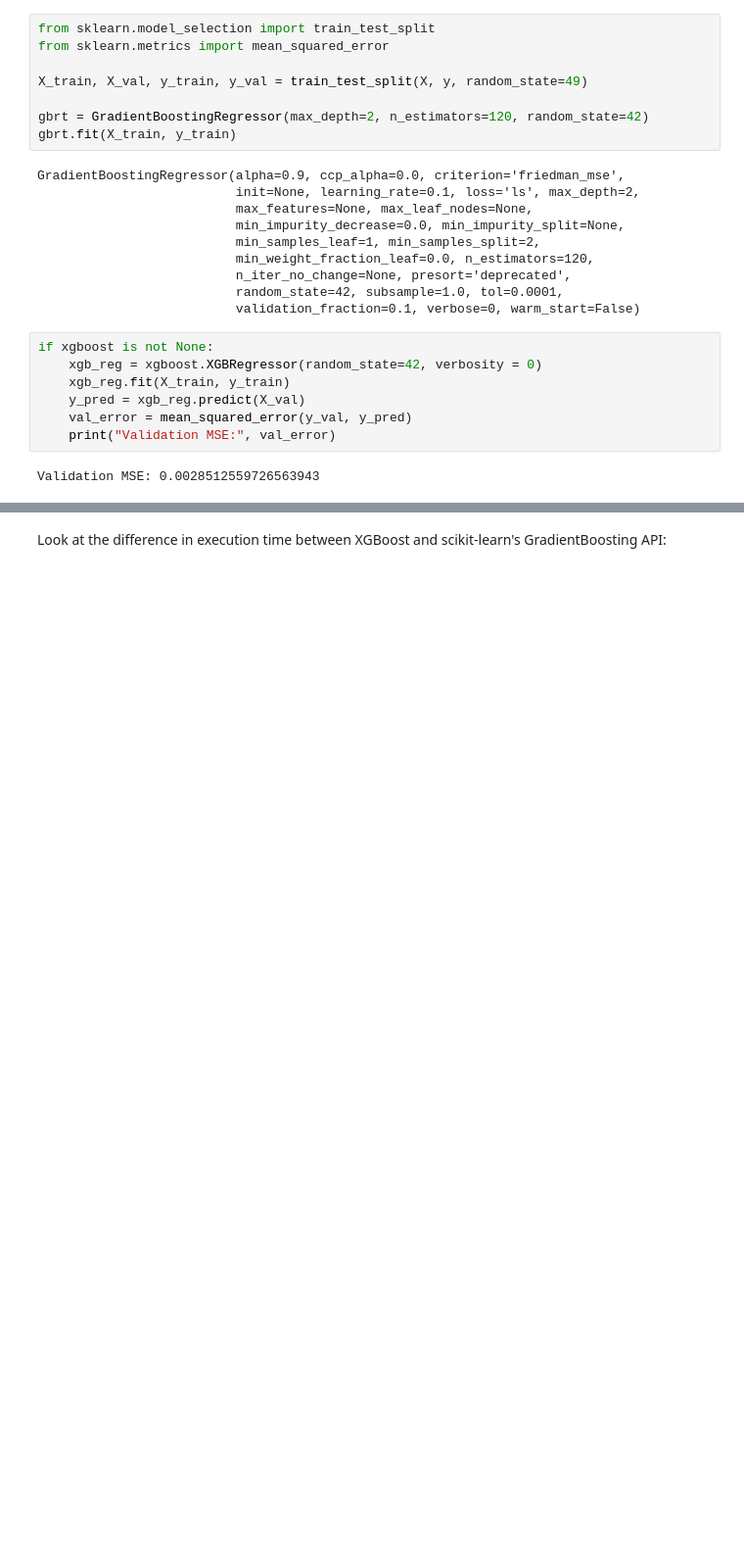
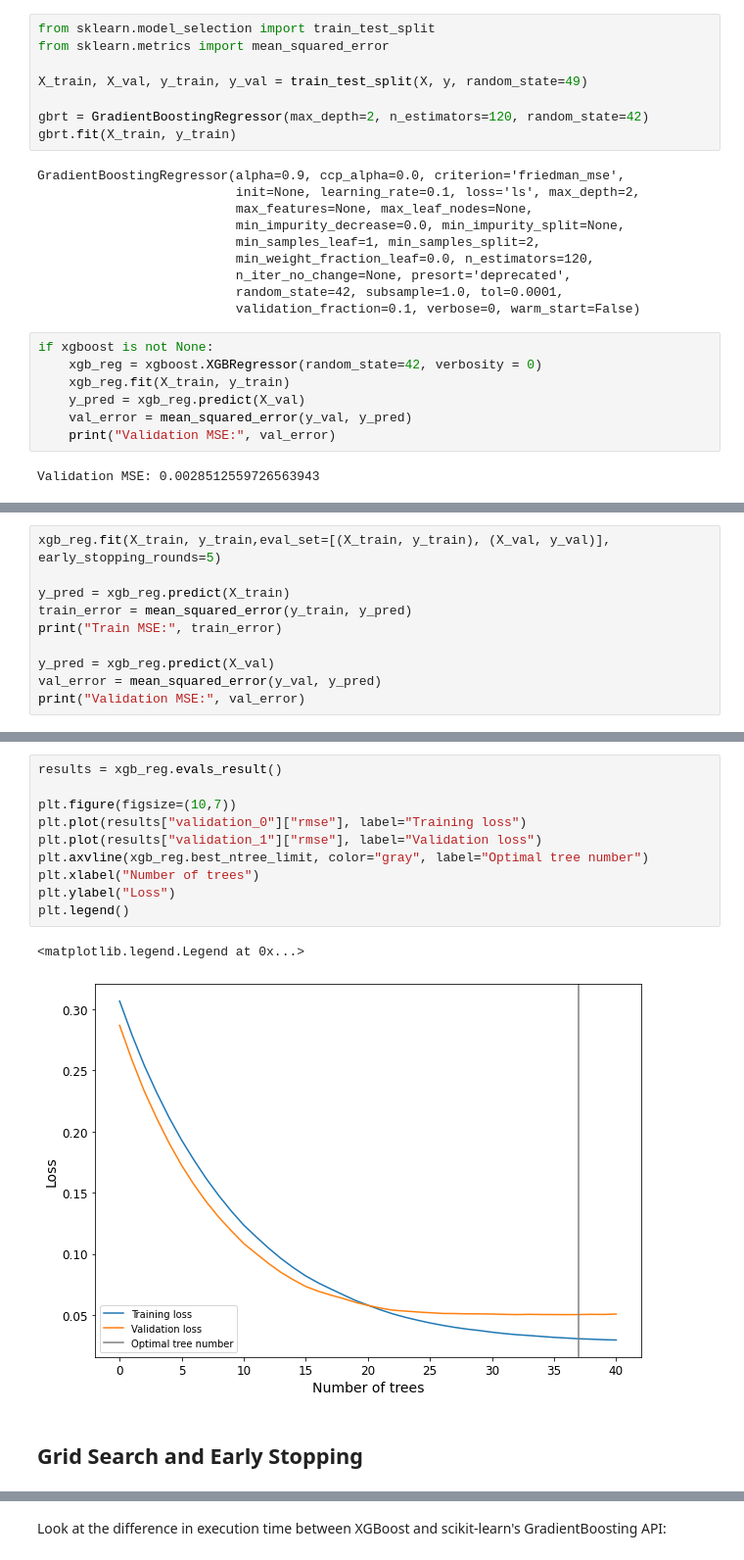
Before and after one commit to iubh/DLMDSML01, a Jupyter notebook: Q_A_Sessions/05_decision_trees_ensemble_methods/09_boosting_methods.ipynb, the cells around one changed output, grey strips where cells are left out. Shown at 98% size. Drawn from its saved outputs; the diff is of its cells as text; blank space fills up the shorter version.

```diff
--- a/Q_A_Sessions/05_decision_trees_ensemble_methods/09_boosting_methods.ipynb
+++ b/Q_A_Sessions/05_decision_trees_ensemble_methods/09_boosting_methods.ipynb
@@ -337,0 +390,10 @@ Validation MSE: 0.002528626115371327
+# %%
+xgb_reg.fit(X_train, y_train,eval_set=[(X_train, y_train), (X_val, y_val)], early_stopping_rounds=5)
+
+y_pred = xgb_reg.predict(X_train)
+train_error = mean_squared_error(y_train, y_pred)
+print("Train MSE:", train_error)
+
+y_pred = xgb_reg.predict(X_val)
+val_error = mean_squared_error(y_val, y_pred)
+print("Validation MSE:", val_error)
@@ -337,0 +418,15 @@ Validation MSE: 0.002528626115371327
+# %%
+results = xgb_reg.evals_result()
+
+plt.figure(figsize=(10,7))
+plt.plot(results["validation_0"]["rmse"], label="Training loss")
+plt.plot(results["validation_1"]["rmse"], label="Validation loss")
+plt.axvline(xgb_reg.best_ntree_limit, color="gray", label="Optimal tree number")
+plt.xlabel("Number of trees")
+plt.ylabel("Loss")
+plt.legend()
+# %% [output]
+<matplotlib.legend.Legend at 0x...>
+[figure, added]
+# %% [markdown]
+## Grid Search and Early Stopping
```
Also changed, not shown: parts of 34 cells of this notebook, 5 other files.
